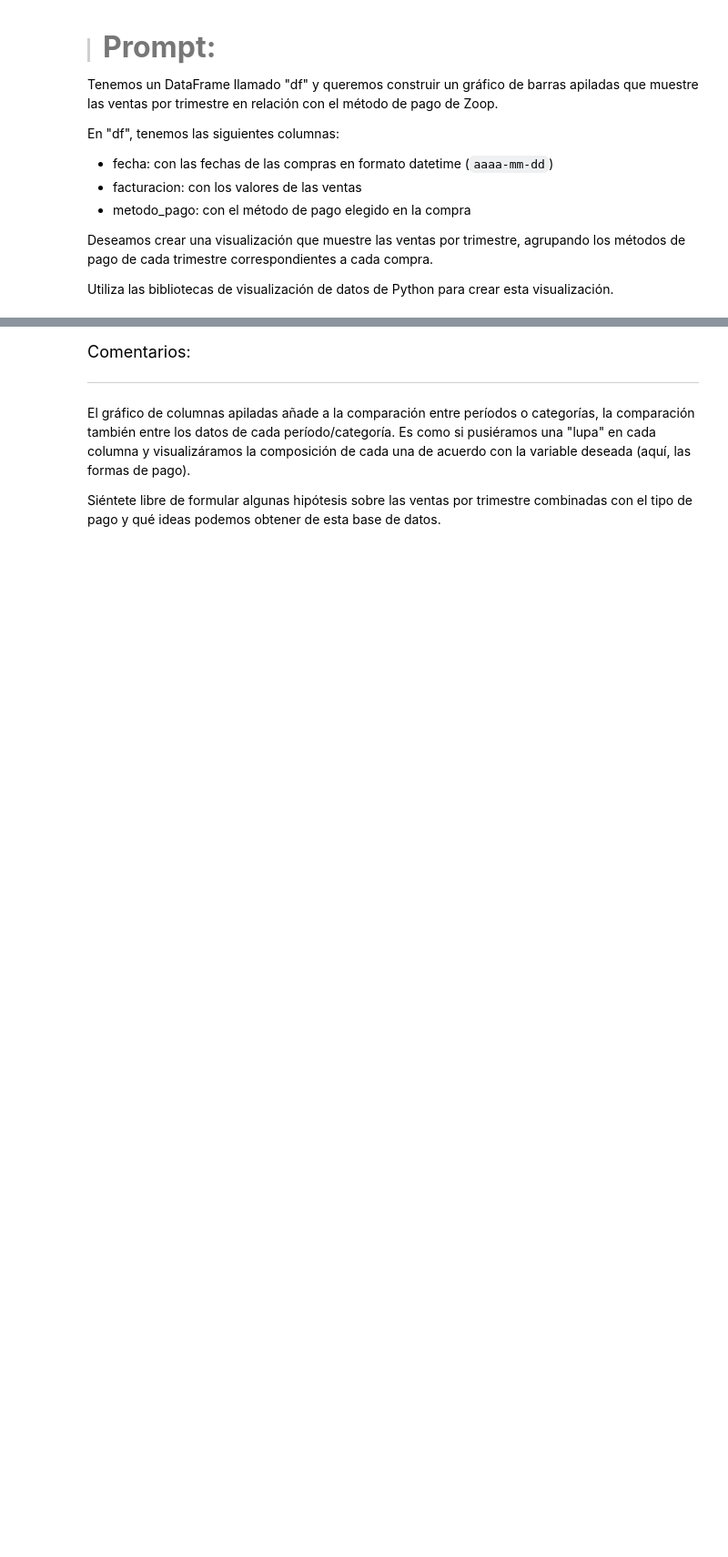
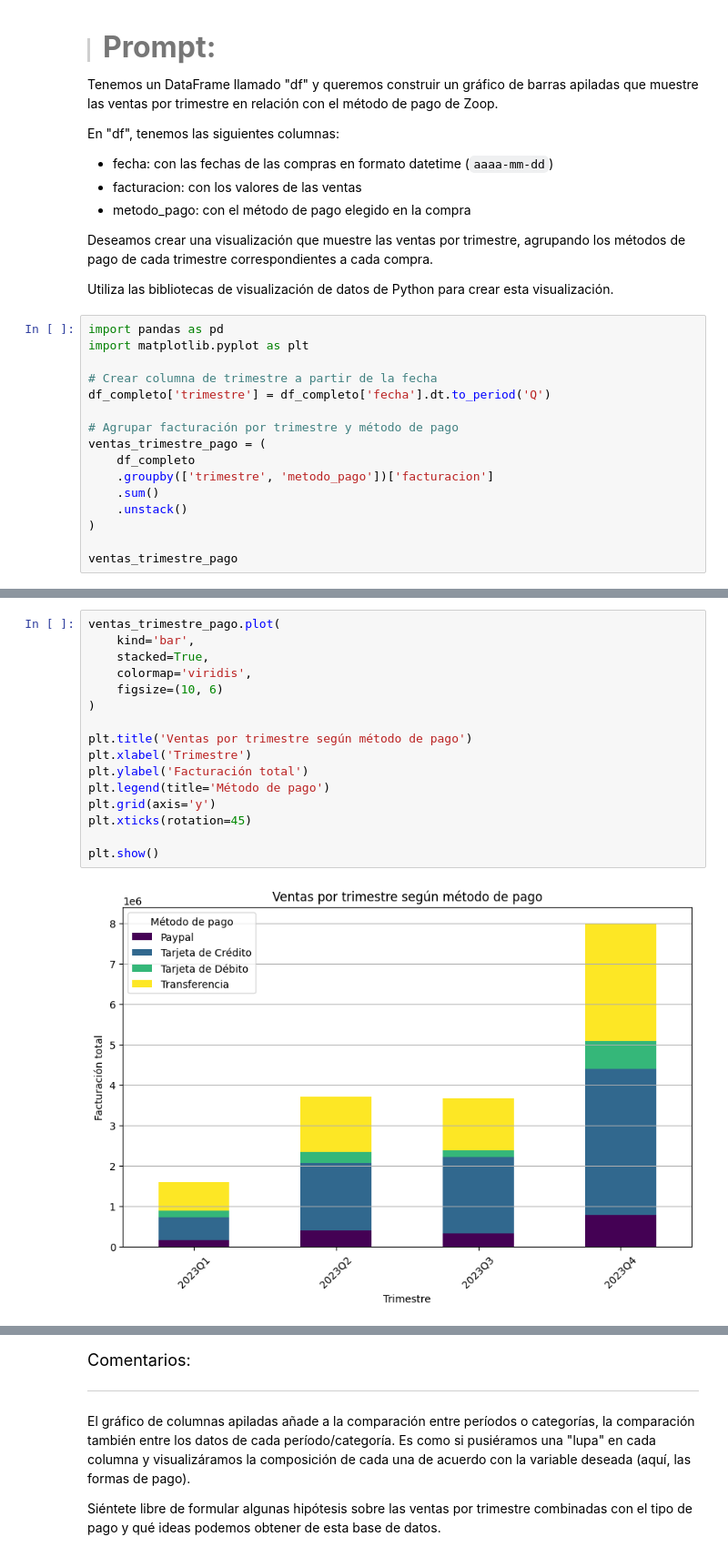
Before and after one commit to DaniGa-Mo/IA_Ciencia_de_Datos, a Jupyter notebook: IA_aplicada_a_ciencia_de_datos.ipynb, the cells around one changed output, grey strips where cells are left out. Shown: that part at 91% size. Drawn from its saved outputs; the diff is of its cells as text; blank space fills up the shorter version.

```diff
--- a/IA_aplicada_a_ciencia_de_datos.ipynb
+++ b/IA_aplicada_a_ciencia_de_datos.ipynb
@@ -650,3 +802,19 @@ En "df", tenemos las siguientes columnas:
 Deseamos crear una visualización que muestre las ventas por trimestre, agrupando los métodos de pago de cada trimestre correspondientes a cada compra.
 
 Utiliza las bibliotecas de visualización de datos de Python para crear esta visualización.
+# %%
+import pandas as pd
+import matplotlib.pyplot as plt
+
+# Crear columna de trimestre a partir de la fecha
+df_completo['trimestre'] = df_completo['fecha'].dt.to_period('Q')
+
+# Agrupar facturación por trimestre y método de pago
+ventas_trimestre_pago = (
+    df_completo
+    .groupby(['trimestre', 'metodo_pago'])['facturacion']
+    .sum()
+    .unstack()
+)
+
+ventas_trimestre_pago
@@ -652,0 +828,18 @@ Utiliza las bibliotecas de visualización de datos de Python para crear esta vis
+# %%
+ventas_trimestre_pago.plot(
+    kind='bar',
+    stacked=True,
+    colormap='viridis',
+    figsize=(10, 6)
+)
+
+plt.title('Ventas por trimestre según método de pago')
+plt.xlabel('Trimestre')
+plt.ylabel('Facturación total')
+plt.legend(title='Método de pago')
+plt.grid(axis='y')
+plt.xticks(rotation=45)
+
+plt.show()
+# %% [output]
+[figure, added]
```
Also changed, not shown: parts of 11 cells of this notebook.
